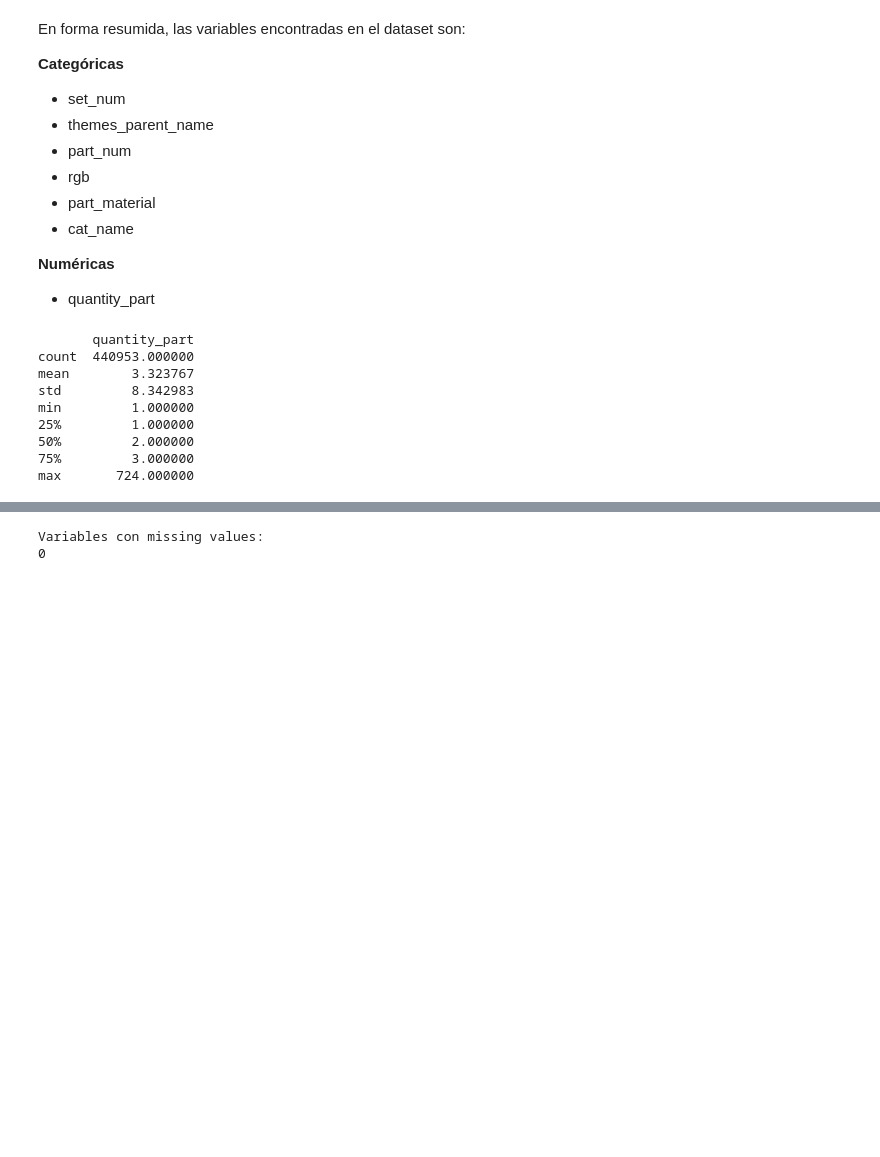
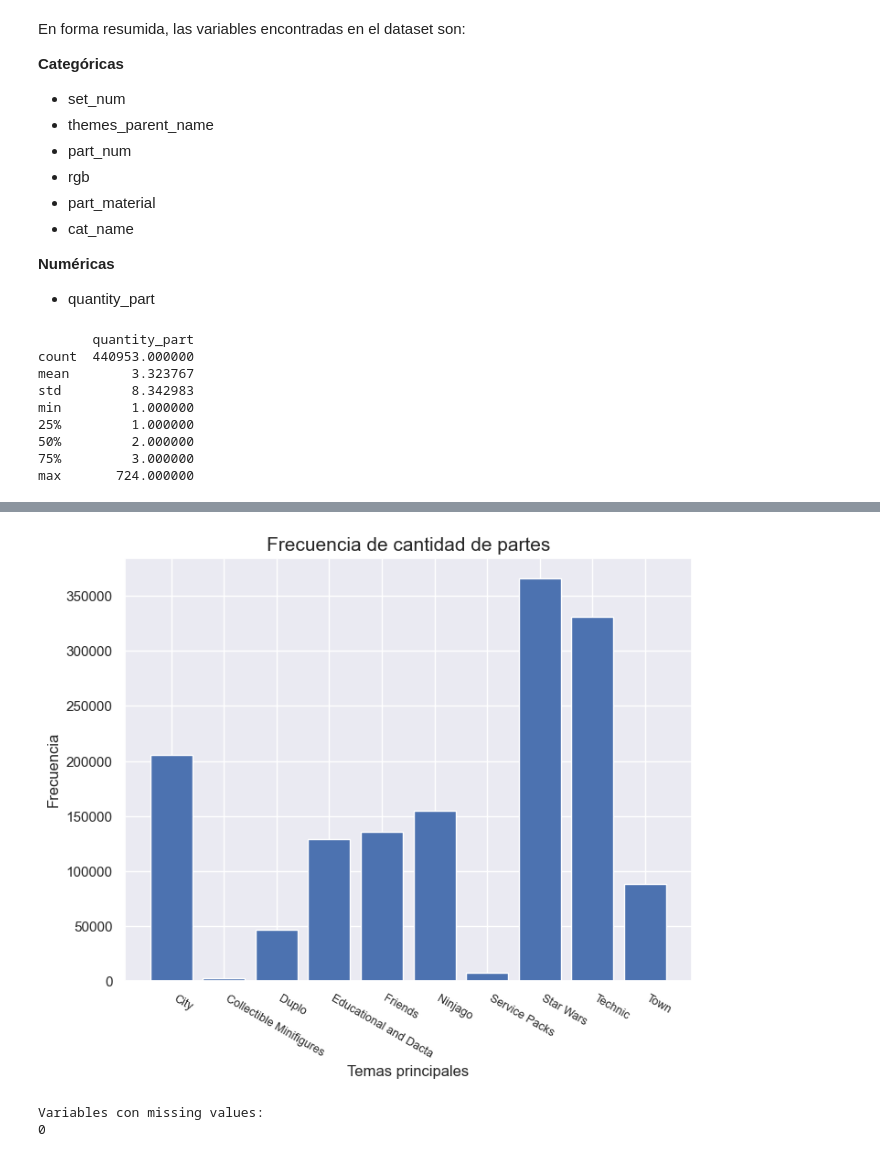
Before and after one commit to BenjaSar/AdD, a Jupyter notebook: TP_Integrador_AdD(ordenado).ipynb, the cells around one changed output, grey strips where cells are left out. Saved outputs shown, nothing was run; the diff lists cells and outputs as text; code cells hidden in the pictures; blank space fills up the shorter version.

Commit message:
Diagrama frecuencia cantidad de partes vs temas principales

```diff
--- a/TP_Integrador_AdD(ordenado).ipynb
+++ b/TP_Integrador_AdD(ordenado).ipynb
@@ -925,0 +915,5 @@ plt.show()
+# %%
+df_qp = df_final[['quantity_part', 'themes_parent_name']]
+group_df_qp = df_qp.groupby('themes_parent_name').sum().reset_index()
+aggregated_df_qp = group_df_qp.sort_values('quantity_part', ascending=False)
+print(aggregated_df_qp)
@@ -926,3 +932,15 @@ plt.show()
+# %%
+top_theme= 10
+fig, ax = plt.subplots(figsize=(8, 6))
+ax.bar(group_df_qp['themes_parent_name'][:top_theme], group_df_qp['quantity_part'][:top_theme])
+ax.set_xlabel('Temas principales')
+ax.set_ylabel('Frecuencia')
+ax.set_title("Frecuencia de cantidad de partes", fontsize = 15)
+#ax.set_yscale('log')
+plt.setp(ax.get_xticklabels(), fontsize=9, rotation=330, ha='left')
+plt.show()
+# %% [output]
+[figure, added]
 # %%
 # Verificar si hay valores faltantes
 missing_values_count = df_final.isnull().sum()
```
Also changed, not shown: parts of 7 cells of this notebook.
